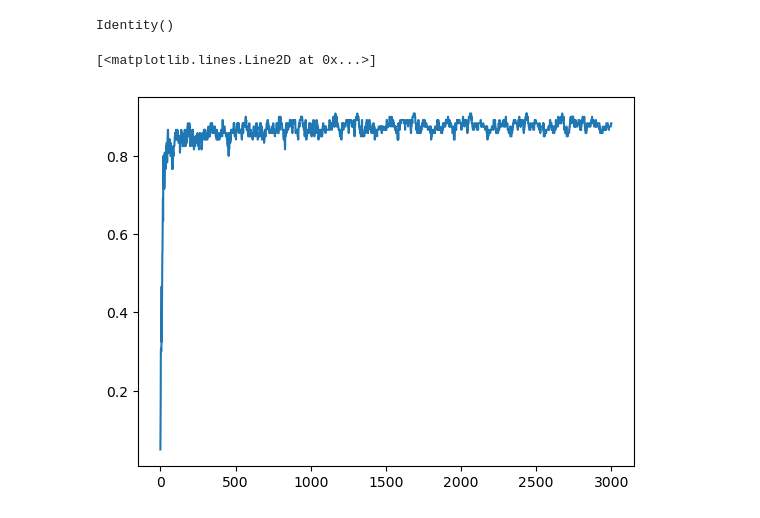
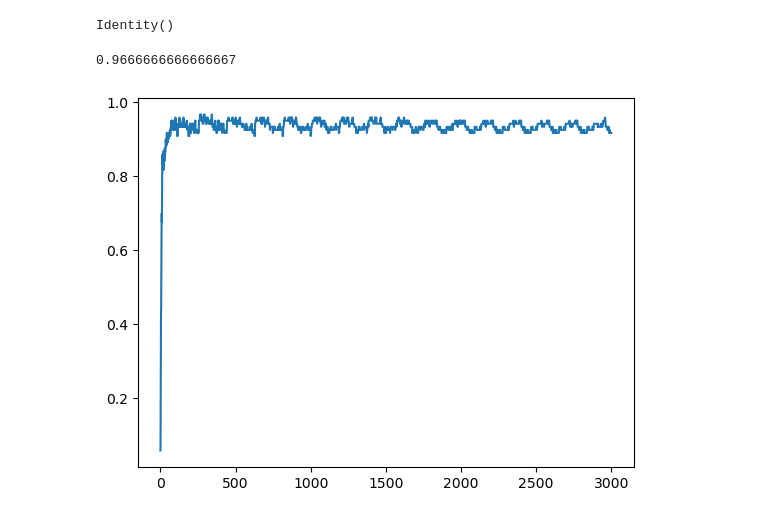
Before and after one commit to myasincifci/tempo, a Jupyter notebook: resnet50.ipynb, the cells around one changed output. Cells and saved outputs as stored; diff of their text form; code cells hidden in the pictures.

```diff
--- a/resnet50.ipynb
+++ b/resnet50.ipynb
@@ -14,7 +14,7 @@ class Tempo50(nn.Module):
         # TODO: add assert for loading state dict
         self.projection_head = BarlowTwinsProjectionHead(
             input_dim=2048,
-            hidden_dim=1024,
+            hidden_dim=2048,
             output_dim=1024
         )
 
@@ -64,11 +64,12 @@ def train_one_epoch(model, dataloader, criterion, optimizer, device):
 # %%
 # Load datasets
 train_loader = video_dataset(proximity=30)
-train_loader_ft = finetune_dataset(name='ASL-big', train=True, batch_size=10)
-test_loader_ft = finetune_dataset(train=False, batch_size=10)
+train_loader_ft = finetune_dataset(name='ASL-big', train=True, batch_size=20)
+test_loader_ft = finetune_dataset(train=False, batch_size=20)
 # %%
 criterion = BarlowTwinsLoss(lambda_param=1e-3)
-optimizer = torch.optim.SGD(model.parameters(), lr=1e-3, weight_decay=0.001)
+optimizer = torch.optim.SGD(model.parameters(), lr=1e-4, weight_decay=0.001)
 
-for epoch in range(10):
-    train_one_epoch(model, train_loader, criterion, optimizer, device)
+for epoch in range(50):
+    loss = train_one_epoch(model, train_loader, criterion, optimizer, device)
+    print(epoch, loss)
@@ -161,6 +176,7 @@ def linear_eval_new(iterations, model, train_loader, test_loader, device):
 losses, errors, iters = linear_eval_new(3_000, model.backbone, train_loader_ft, test_loader_ft, device)
 # %%
 plt.plot(errors)
+errors.max()
 # %% [output]
-[<matplotlib.lines.Line2D at 0x...>]
+0.9666666666666667
-[figure, old version]
+[figure, new version]
```
Also changed, not shown: parts of 2 cells of this notebook, 1 other file.
